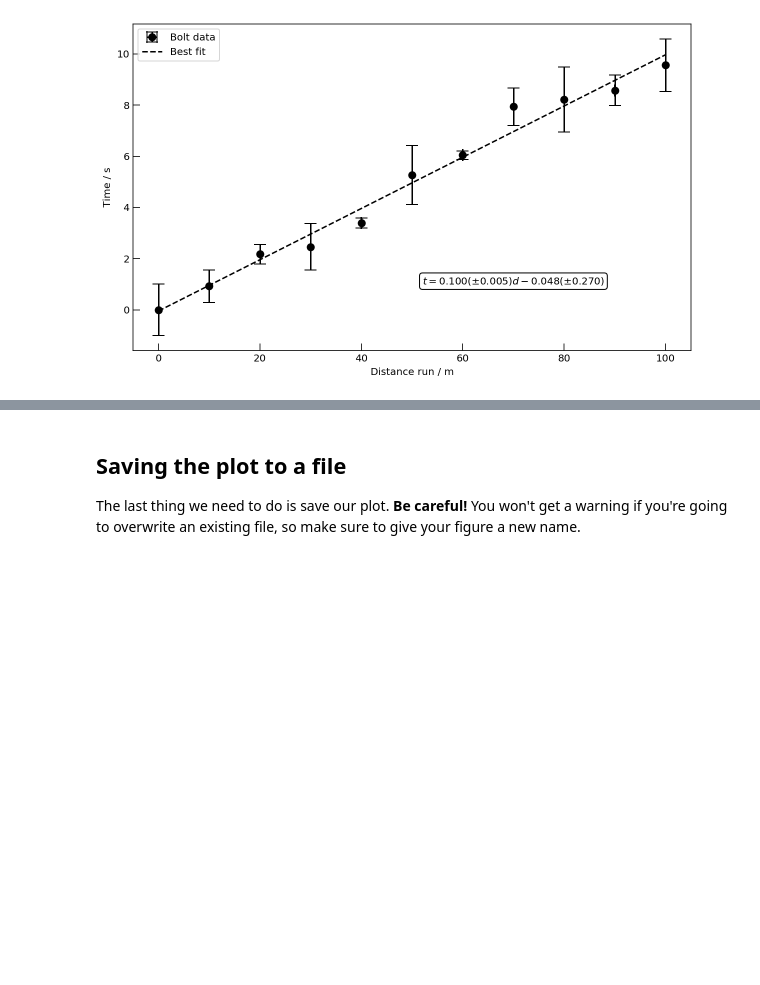
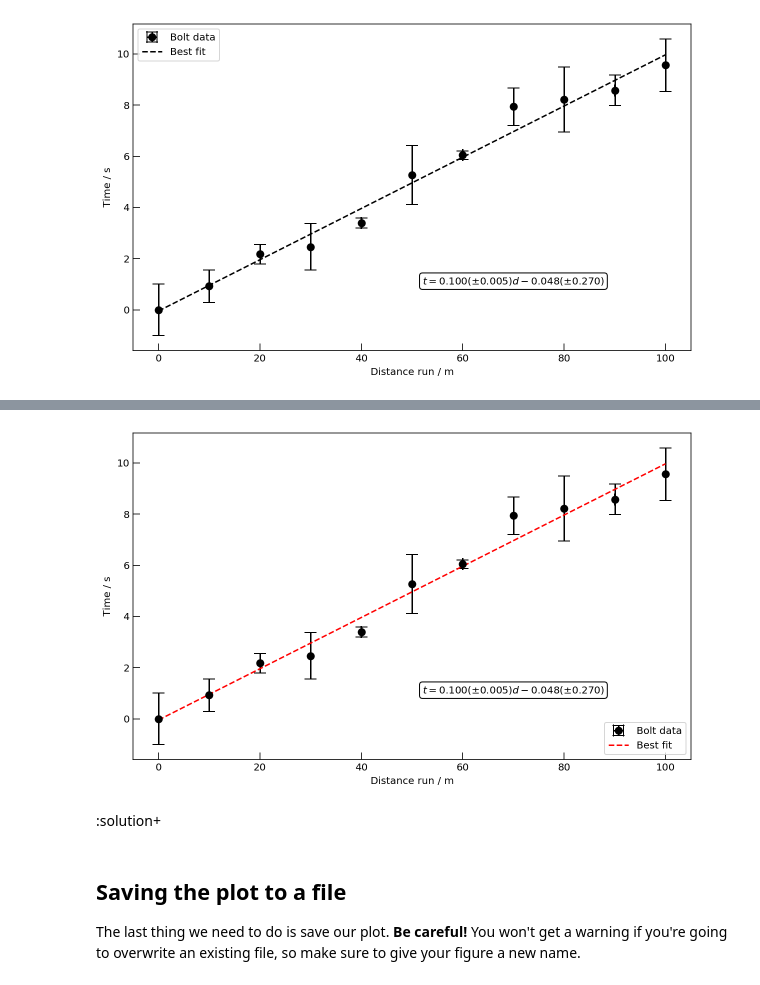
Before and after one commit to vickyscowcroft/teaching_dev, a Jupyter notebook: nbplain/05_line_fit.ipynb, the cells around one changed output, grey strips where cells are left out. Cells and saved outputs as stored; diff of their text form; code cells hidden in the pictures; blank space fills up the shorter version.

```diff
--- a/nbplain/05_line_fit.ipynb
+++ b/nbplain/05_line_fit.ipynb
@@ -9,7 +9,7 @@ import matplotlib.ticker as ticker ## this one lets us change some parameters in
 from IPython.display import display, Markdown
 plt.rcParams.update({'font.size':15})   # A decent font size so the text is readible.
 # %%
-data = pd.read_excel('../data/BoltData.xlsx',
+data = pd.read_excel('BoltData.xlsx',
                         names=('distance', 'err_distance', 'time', 'err_time'),
                         usecols=(0,1,2,3),
                         nrows=11)
@@ -145,3 +156,40 @@ plt.show()
+# %%
+fig = plt.figure(figsize=(10,6))
+ax = fig.add_subplot(1,1,1)
+ax.errorbar(data.distance,
+             data.time,
+             xerr=data.err_distance,
+             yerr=data.err_time,
+             marker='o',
+             markersize = 7,
+             color='black',
+             ecolor='black',
+             markerfacecolor='black',
+             linestyle='none',
+             capsize=6,
+             label = "Bolt data"
+             )
+
+ax.set_xlabel('Distance run / m')
+ax.set_ylabel('Time / s')
+
+ax.tick_params(direction='in',
+                length=7,
+               )
+ax.plot(data.distance, data.distance*slope+intercept,
+         linestyle='--',
+         color='red', ## changing the line colour to red
+         label='Best fit')
+
+handles, labels = ax.get_legend_handles_labels()
+ax.legend(handles[::-1],labels[::-1],loc='lower right', numpoints=1) ## moving the legend
+annotation ='$t = {0:.3f} ( \pm {1:.3f})d {2:+.3f} (\pm {3:.3f})$'.format(slope, err_slope, intercept, err_intercept)
+ax.annotate(annotation, xy=(70, 1), xycoords='data', ha='center', bbox=dict(boxstyle="round", fc="w"))
+plt.show()
+# %% [output]
+[figure, added]
+# %% [markdown]
+:solution+
 # %% [markdown]
 ## Saving the plot to a file
 
```
Also changed, not shown: parts of 2 cells of this notebook, 17 other files.
